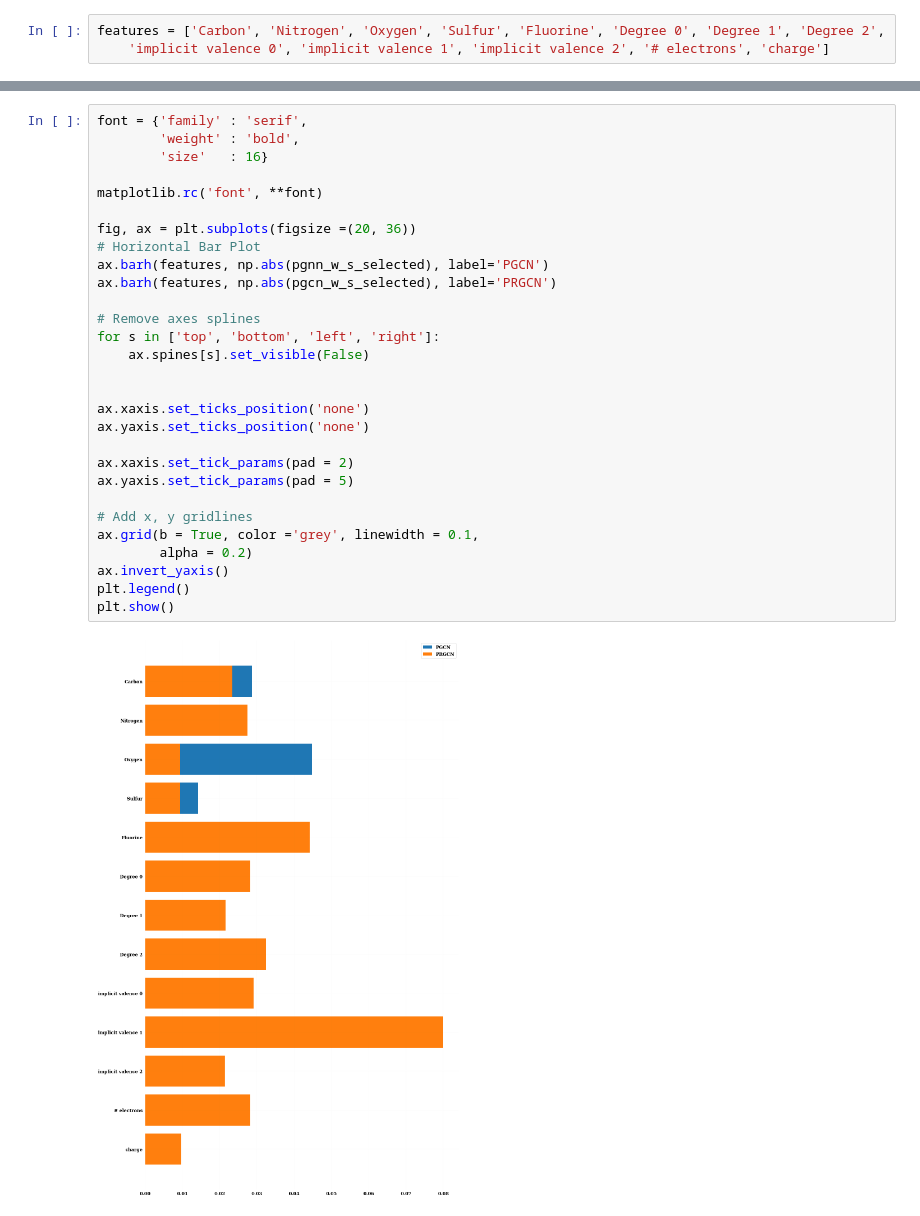
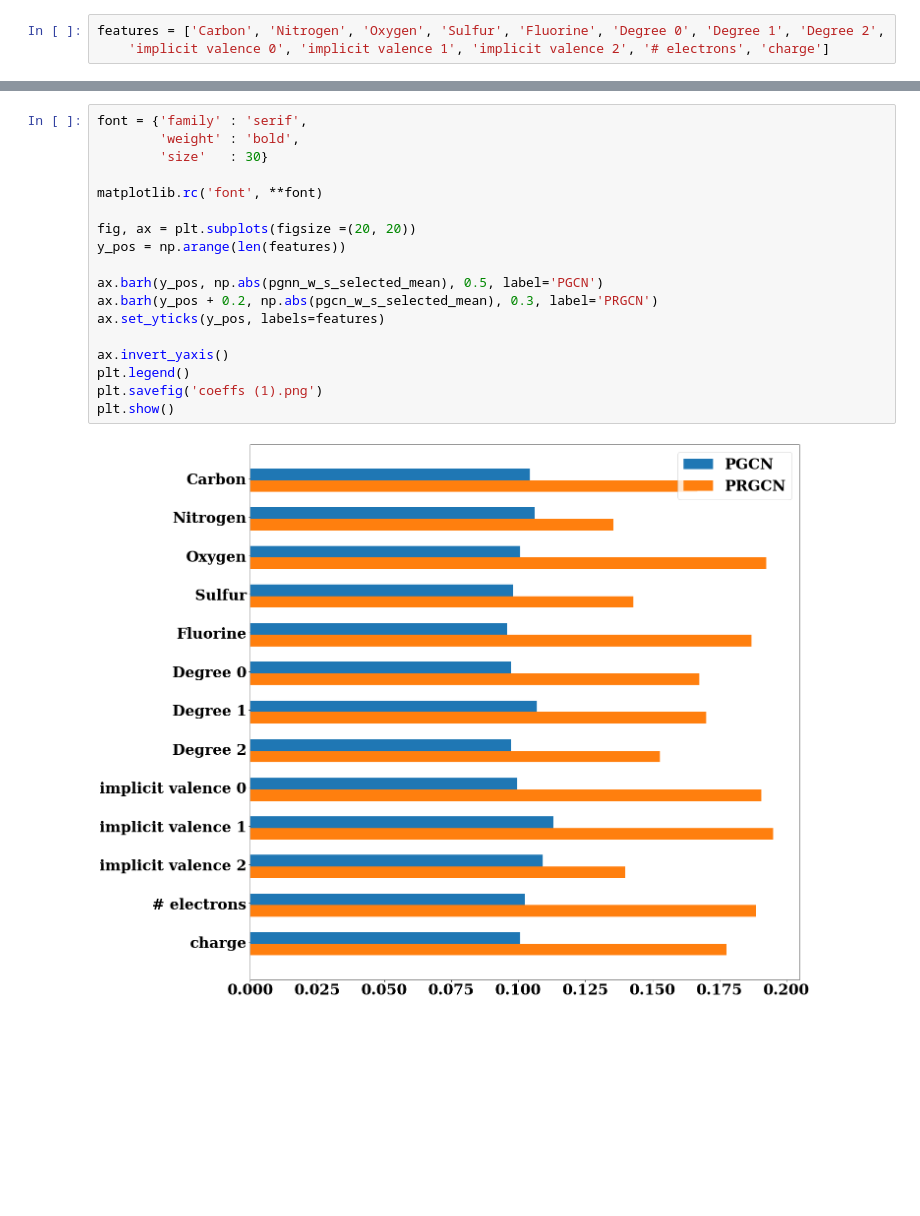
Before and after one commit to aicam/GBNN, a Jupyter notebook: Notebooks/Entropy/Weight Comparison.ipynb, the cells around one changed output, grey strips where cells are left out. Saved outputs shown, nothing was run; the diff lists cells and outputs as text; blank space fills up the shorter version.

```diff
--- a/Notebooks/Entropy/Weight Comparison.ipynb
+++ b/Notebooks/Entropy/Weight Comparison.ipynb
@@ -97,31 +91,20 @@ plt.show()
 # %%
 font = {'family' : 'serif',
         'weight' : 'bold',
-        'size'   : 16}
+        'size'   : 30}
 
 matplotlib.rc('font', **font)
 
-fig, ax = plt.subplots(figsize =(20, 36))
-# Horizontal Bar Plot
-ax.barh(features, np.abs(pgnn_w_s_selected), label='PGCN')
-ax.barh(features, np.abs(pgcn_w_s_selected), label='PRGCN')
+fig, ax = plt.subplots(figsize =(20, 20))
+y_pos = np.arange(len(features))
 
-# Remove axes splines
-for s in ['top', 'bottom', 'left', 'right']:
-    ax.spines[s].set_visible(False)
+ax.barh(y_pos, np.abs(pgnn_w_s_selected_mean), 0.5, label='PGCN')
+ax.barh(y_pos + 0.2, np.abs(pgcn_w_s_selected_mean), 0.3, label='PRGCN')
+ax.set_yticks(y_pos, labels=features)
 
-
-ax.xaxis.set_ticks_position('none')
-ax.yaxis.set_ticks_position('none')
-
-ax.xaxis.set_tick_params(pad = 2)
-ax.yaxis.set_tick_params(pad = 5)
-
-# Add x, y gridlines
-ax.grid(b = True, color ='grey', linewidth = 0.1,
-        alpha = 0.2)
 ax.invert_yaxis()
 plt.legend()
+plt.savefig('coeffs (1).png')
 plt.show()
 # %% [output]
-[figure, old version]
+[figure, new version]
```
Also changed, not shown: parts of 3 cells of this notebook, 7 other files.
